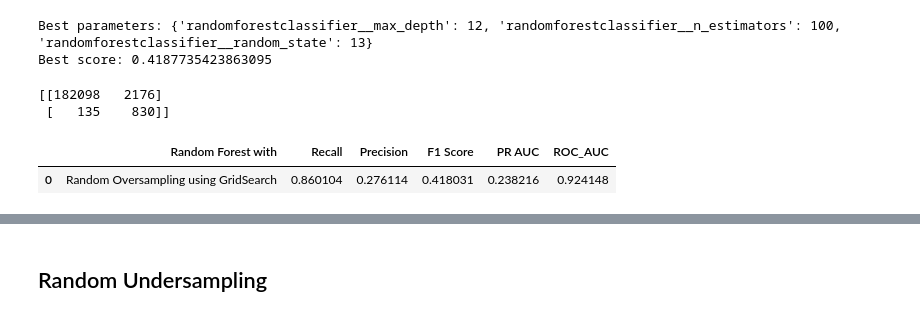
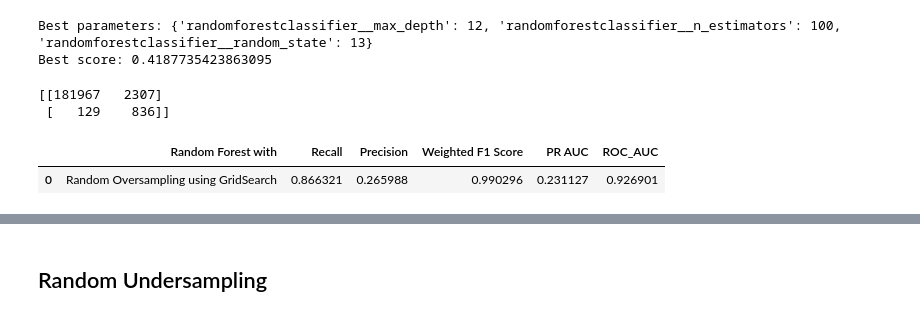
Before and after one commit to saxyrinchen/bt4012_project, a Jupyter notebook: RF copy 3.ipynb, the cells around one changed output, grey strips where cells are left out. Drawn from its saved outputs; the diff is of its cells as text; code cells hidden in the pictures.

```diff
--- a/RF copy 3.ipynb
+++ b/RF copy 3.ipynb
@@ -28,7 +28,11 @@ from sklearn.metrics import accuracy_score, precision_score, recall_score, f1_sc
 from imblearn.over_sampling import SMOTE
 %matplotlib inline
 # %%
-# X_train = pd.read_csv('../X_train.csv')
-# X_test = pd.read_csv('../X_test.csv')
-# y_train = pd.read_csv('../y_train.csv')
-# y_test = pd.read_csv('../y_test.csv')
+X_train = pd.read_csv('../X_train.csv')
+X_val = pd.read_csv('../X_val.csv')
+y_train = pd.read_csv('../y_train.csv')
+y_val = pd.read_csv('../y_val.csv')
+
+# test set only for one-time assessment of final model
+X_test = pd.read_csv('../X_test.csv')
+y_test = pd.read_csv('../y_test.csv')
@@ -98,5 +38,0 @@ y shape: (1852394, 1)
-# %%
-# stratified sampling for imbalanced classes
-
-X_train, X_temp, y_train, y_temp = train_test_split(X, y, stratify=y, test_size=0.2, random_state=42) # X_train 80% of total
-X_val, X_test, y_val, y_test = train_test_split(X_temp, y_temp, stratify=y_temp, test_size=0.5, random_state=42)
@@ -419,26 +340,42 @@ Best parameters: {'randomforestclassifier__max_depth': 12, 'randomforestclassifi
 Best score: 0.4187735423863095
 # %%
 y_pred_over2 = grid_over_rf.best_estimator_.named_steps['randomforestclassifier'].predict(X_val_final)
+# %%
+# Best parameters for oversampling from your grid search
+best_params_over2 = {
+    'max_depth': 12,
+    'n_estimators': 200,
+    'random_state': 13
+}
+
+# Create a RandomForestClassifier with the best parameters for oversampling
+best_rf_over2 = RandomForestClassifier(**best_params_over2)
+
+# Fit the classifier on your training data for oversampling
+best_rf_over2.fit(X_over, y_over)
+
+# Make predictions on your test set for oversampling
+y_pred_over2 = best_rf_over2.predict(X_val_final)
 # %%
 cm = confusion_matrix(y_val, y_pred_over2)
 
 over2_rf_Recall = recall_score(y_val, y_pred_over2)
 over2_rf_Precision = precision_score(y_val, y_pred_over2)
-over2_rf_f1 = f1_score(y_val, y_pred_over2)
+over2_rf_f1 = f1_score(y_val, y_pred_over2, average='weighted')
 over2_rf_accuracy = accuracy_score(y_val, y_pred_over2)
 over2_rf_roc = roc_auc_score(y_val, y_pred_over2)
 over2_rf_prauc = average_precision_score(y_val, y_pred_over2)
 
 print(cm)
 # %% [output]
-[[182098   2176]
- [   135    830]]
+[[181967   2307]
+ [   129    836]]
 # %%
 ndf = [(over2_rf_Recall, over2_rf_Precision, over2_rf_f1, over2_rf_prauc, over2_rf_roc)]
 
-over2_rf_score = pd.DataFrame(data = ndf, columns=['Recall','Precision','F1 Score', 'PR AUC', 'ROC_AUC'])
+over2_rf_score = pd.DataFrame(data = ndf, columns=['Recall','Precision','Weighted F1 Score', 'PR AUC', 'ROC_AUC'])
 over2_rf_score.insert(0, 'Random Forest with', 'Random Oversampling using GridSearch')
 over2_rf_score
 # %% [output]
-|  | Random Forest with | Recall | Precision | F1 Score | PR AUC | ROC_AUC |
-| 0 | Random Oversampling using GridSearch | 0.860104 | 0.276114 | 0.418031 | 0.238216 | 0.924148 |
+|  | Random Forest with | Recall | Precision | Weighted F1 Score | PR AUC | ROC_AUC |
+| 0 | Random Oversampling using GridSearch | 0.866321 | 0.265988 | 0.990296 | 0.231127 | 0.926901 |
```
Also changed, not shown: parts of 40 cells of this notebook.
